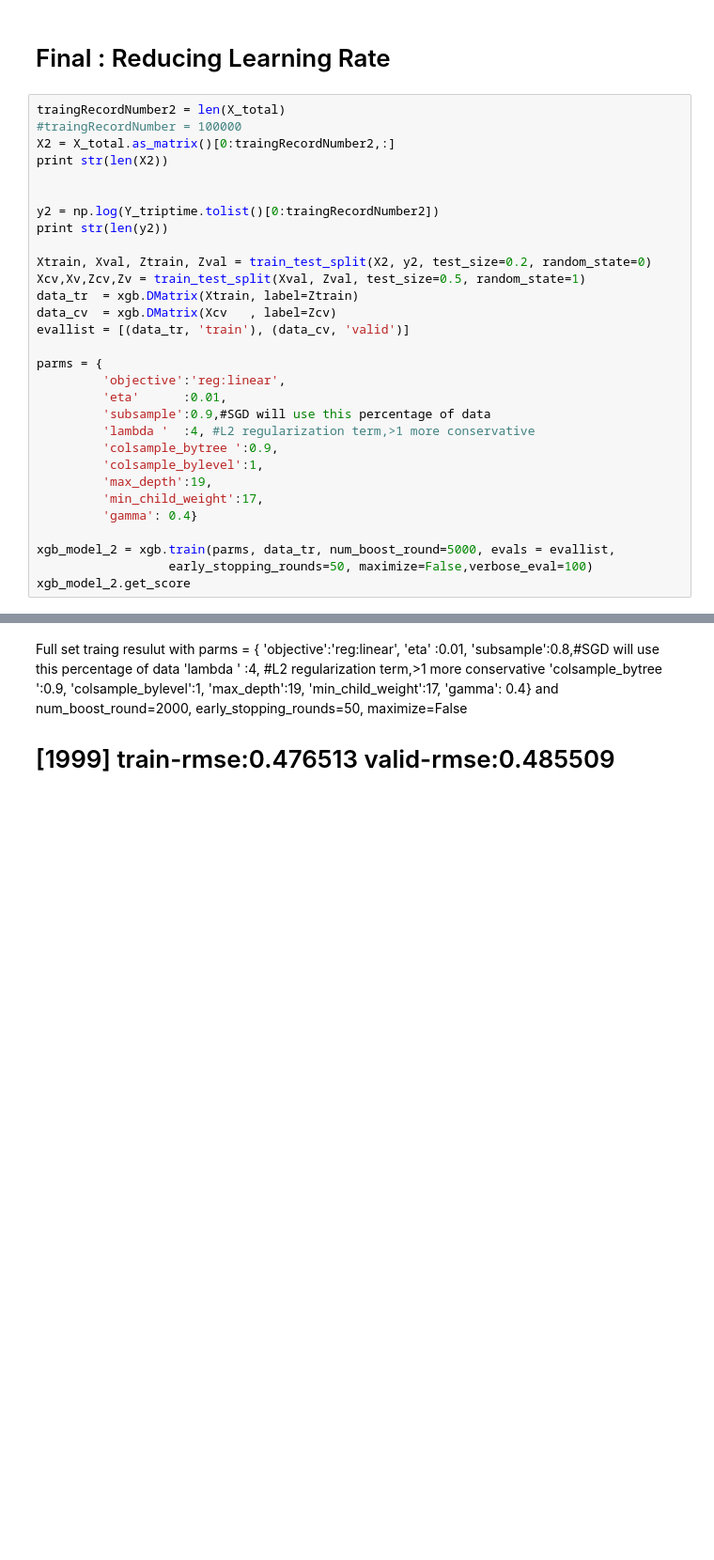
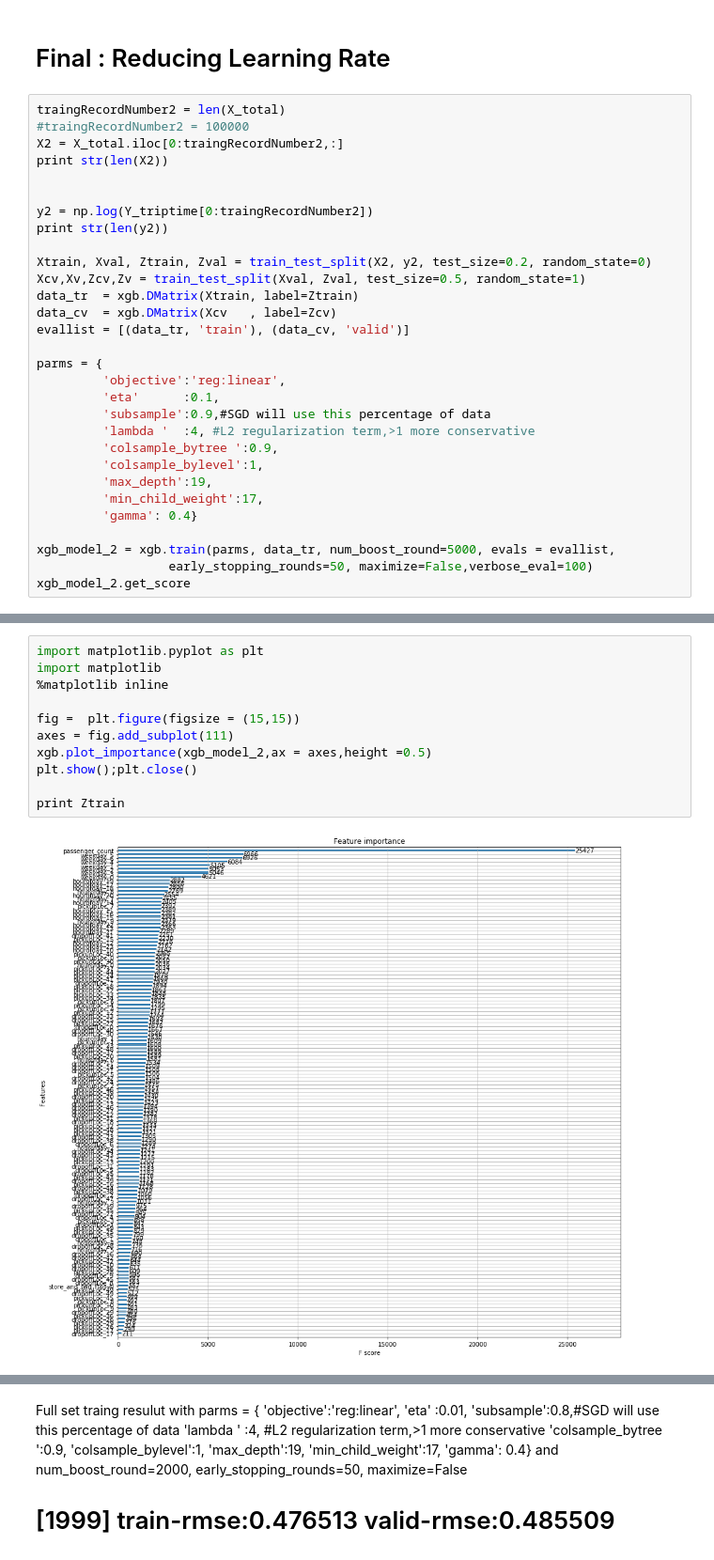
Before and after one commit to emali1/NYCTaxi, a Jupyter notebook: Training-Kaggle.ipynb, the cells around one changed output, grey strips where cells are left out. Shown at 94% size. Cells and saved outputs as stored; diff of their text form; blank space fills up the shorter version.

```diff
--- a/Training-Kaggle.ipynb
+++ b/Training-Kaggle.ipynb
@@ -491,12 +491,12 @@ best result {'colsample_bytree': 0.9, 'subsample': 0.9}
 # Final : Reducing Learning Rate
 # %%
 traingRecordNumber2 = len(X_total)
-#traingRecordNumber = 100000
-X2 = X_total.as_matrix()[0:traingRecordNumber2,:]
+#traingRecordNumber2 = 100000
+X2 = X_total.iloc[0:traingRecordNumber2,:]
 print str(len(X2))
 
 
-y2 = np.log(Y_triptime.tolist()[0:traingRecordNumber2])
+y2 = np.log(Y_triptime[0:traingRecordNumber2])
 print str(len(y2))
 
 Xtrain, Xval, Ztrain, Zval = train_test_split(X2, y2, test_size=0.2, random_state=0)
@@ -507,7 +507,7 @@ evallist = [(data_tr, 'train'), (data_cv, 'valid')]
 
 parms = {
          'objective':'reg:linear',
-         'eta'      :0.01,
+         'eta'      :0.1,
          'subsample':0.9,#SGD will use this percentage of data
          'lambda '  :4, #L2 regularization term,>1 more conservative
          'colsample_bytree ':0.9,
@@ -540 +535,14 @@ Stopping. Best iteration:
 <bound method Booster.get_score of <xgboost.core.Booster object at 0x...>>
+# %%
+import matplotlib.pyplot as plt
+import matplotlib
+%matplotlib inline
+
+fig =  plt.figure(figsize = (15,15))
+axes = fig.add_subplot(111)
+xgb.plot_importance(xgb_model_2,ax = axes,height =0.5)
+plt.show();plt.close()
+
+print Ztrain
+# %% [output]
+[figure, added]
```
Also changed, not shown: parts of 5 cells of this notebook, 1 other file.
